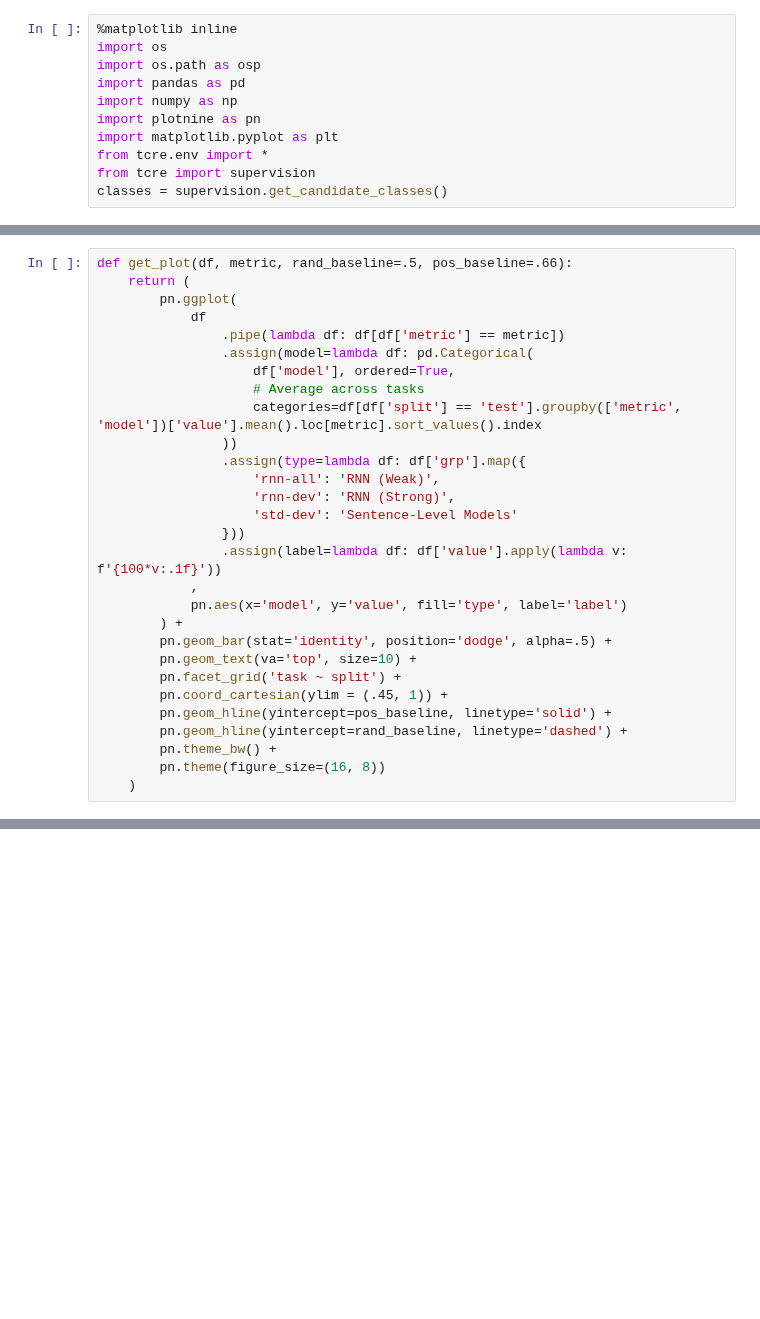
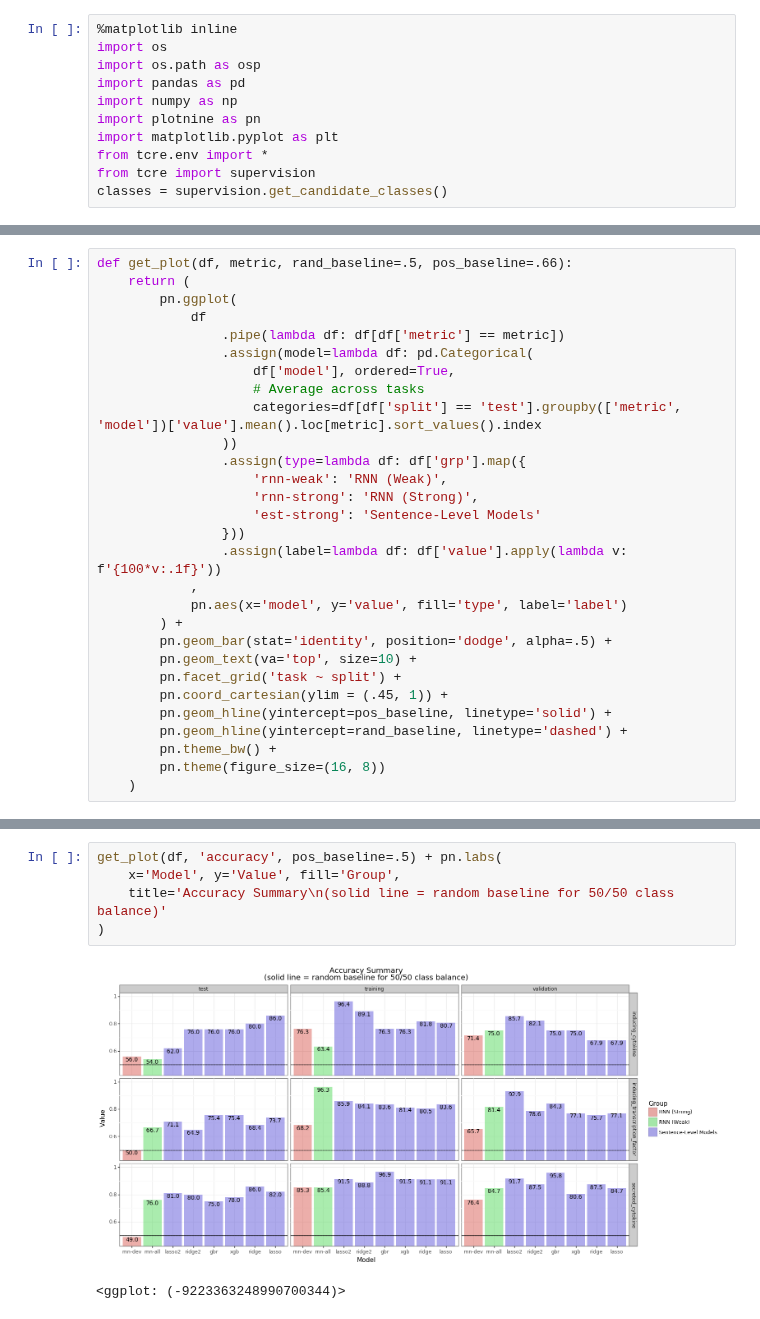
Before and after one commit to hammerlab/t-cell-relation-extraction, a Jupyter notebook: pipeline/12-analysis-scores.ipynb, the cells around one changed output, grey strips where cells are left out. Cells and saved outputs as stored; diff of their text form; blank space fills up the shorter version.

```diff
--- a/pipeline/12-analysis-scores.ipynb
+++ b/pipeline/12-analysis-scores.ipynb
@@ -50,9 +97,9 @@ def get_plot(df, metric, rand_baseline=.5, pos_baseline=.66):
                     categories=df[df['split'] == 'test'].groupby(['metric', 'model'])['value'].mean().loc[metric].sort_values().index
                 ))
                 .assign(type=lambda df: df['grp'].map({
-                    'rnn-all': 'RNN (Weak)',
-                    'rnn-dev': 'RNN (Strong)',
-                    'std-dev': 'Sentence-Level Models'
+                    'rnn-weak': 'RNN (Weak)',
+                    'rnn-strong': 'RNN (Strong)',
+                    'est-strong': 'Sentence-Level Models'
                 }))
                 .assign(label=lambda df: df['value'].apply(lambda v: f'{100*v:.1f}'))
             ,
@@ -85,0 +133,8 @@ get_plot(df, 'precision', pos_baseline=.5) + pn.labs(
+# %%
+get_plot(df, 'accuracy', pos_baseline=.5) + pn.labs(
+    x='Model', y='Value', fill='Group',
+    title='Accuracy Summary\n(solid line = random baseline for 50/50 class balance)'
+)
+# %% [output]
+[figure, added]
+<ggplot: (-9223363248990700344)>
```
Also changed, not shown: parts of 11 cells of this notebook, 10 other files.
